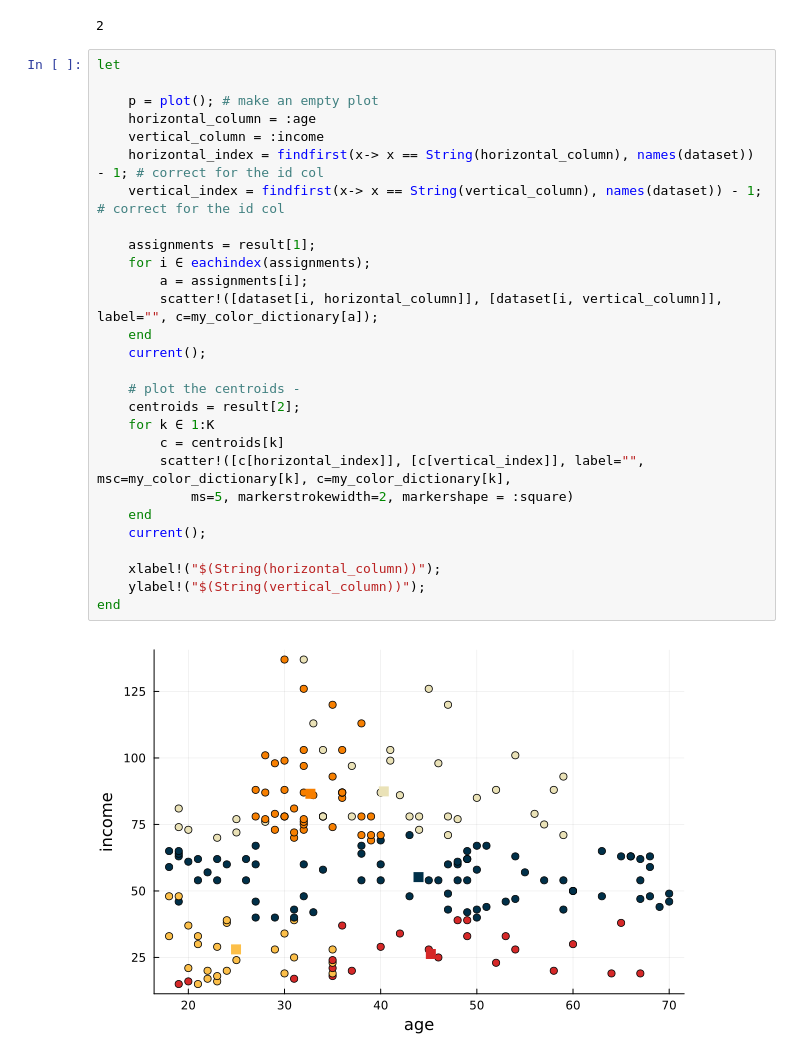
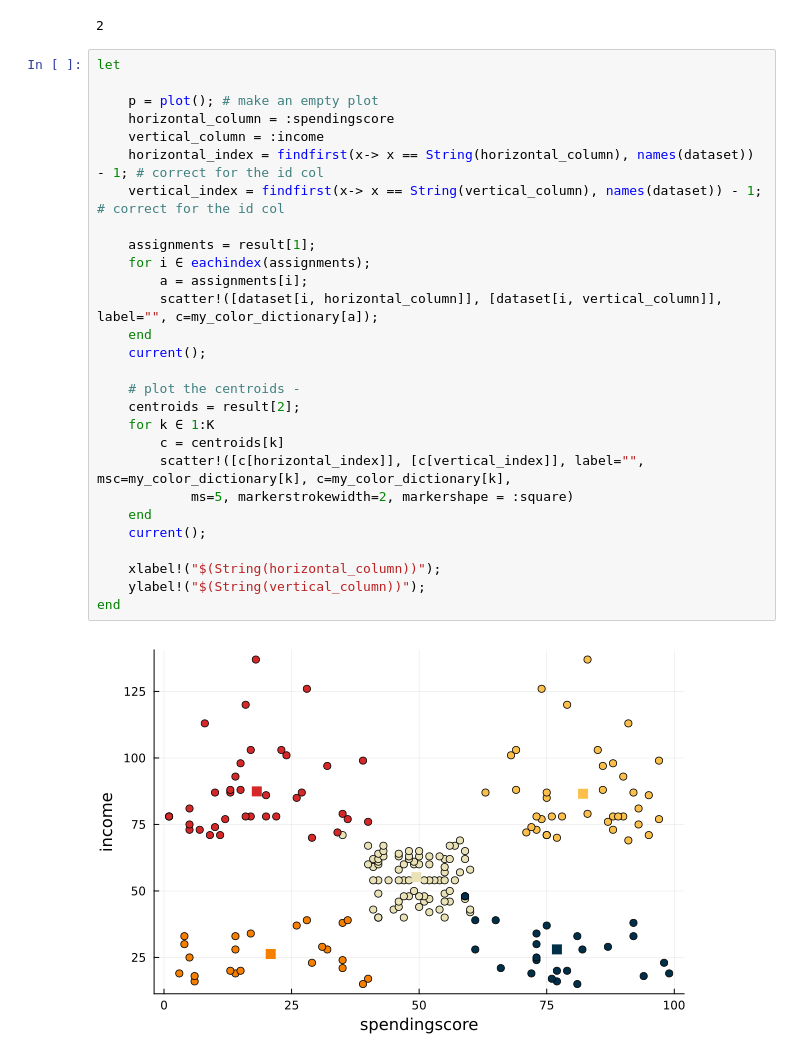
Before and after one commit to varnerlab/CHEME-5820-Lectures-Spring-2025, a Jupyter notebook: lectures/week-1/L1c/L1c-UnsupervisedLearningAndClustering-S2025.ipynb, the cells around one changed output. Saved outputs shown, nothing was run; the diff lists cells and outputs as text.

```diff
--- a/lectures/week-1/L1c/L1c-UnsupervisedLearningAndClustering-S2025.ipynb
+++ b/lectures/week-1/L1c/L1c-UnsupervisedLearningAndClustering-S2025.ipynb
@@ -193,30 +193,30 @@ findfirst(x-> x == "gender", names(dataset))
 # %%
 let
 
     p = plot(); # make an empty plot
-    horizontal_column = :age
+    horizontal_column = :spendingscore
     vertical_column = :income
     horizontal_index = findfirst(x-> x == String(horizontal_column), names(dataset)) - 1; # correct for the id col
     vertical_index = findfirst(x-> x == String(vertical_column), names(dataset)) - 1; # correct for the id col
 
     assignments = result[1];
     for i ∈ eachindex(assignments);
         a = assignments[i];
         scatter!([dataset[i, horizontal_column]], [dataset[i, vertical_column]], label="", c=my_color_dictionary[a]);
     end
     current();
 
     # plot the centroids -
     centroids = result[2];
     for k ∈ 1:K
         c = centroids[k]
         scatter!([c[horizontal_index]], [c[vertical_index]], label="", msc=my_color_dictionary[k], c=my_color_dictionary[k],
             ms=5, markerstrokewidth=2, markershape = :square)
     end
     current();
 
     xlabel!("$(String(horizontal_column))");
     ylabel!("$(String(vertical_column))");
 end
 # %% [output]
-[figure, old version]
+[figure, new version]
```
Also changed, not shown: parts of 3 cells of this notebook.
